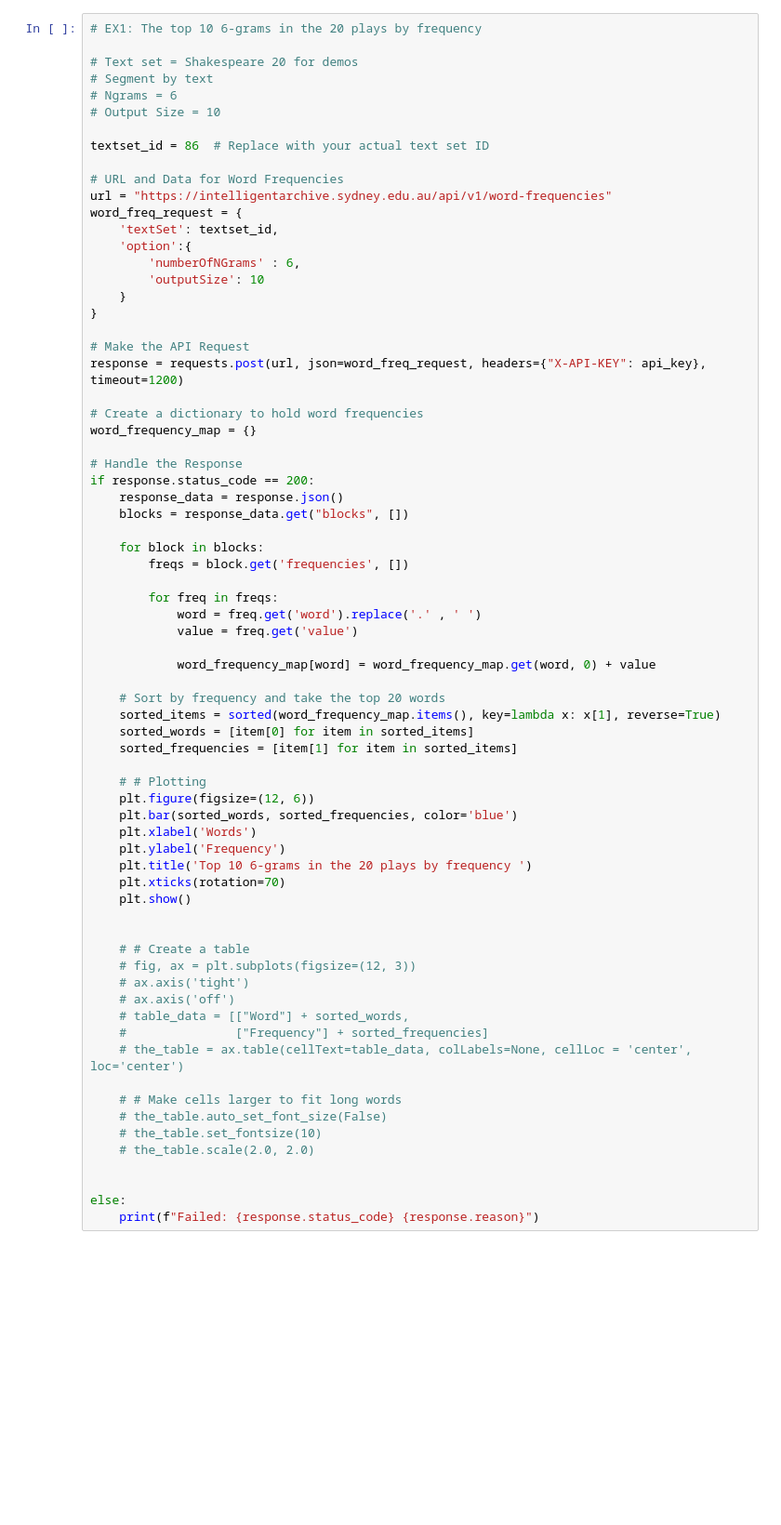
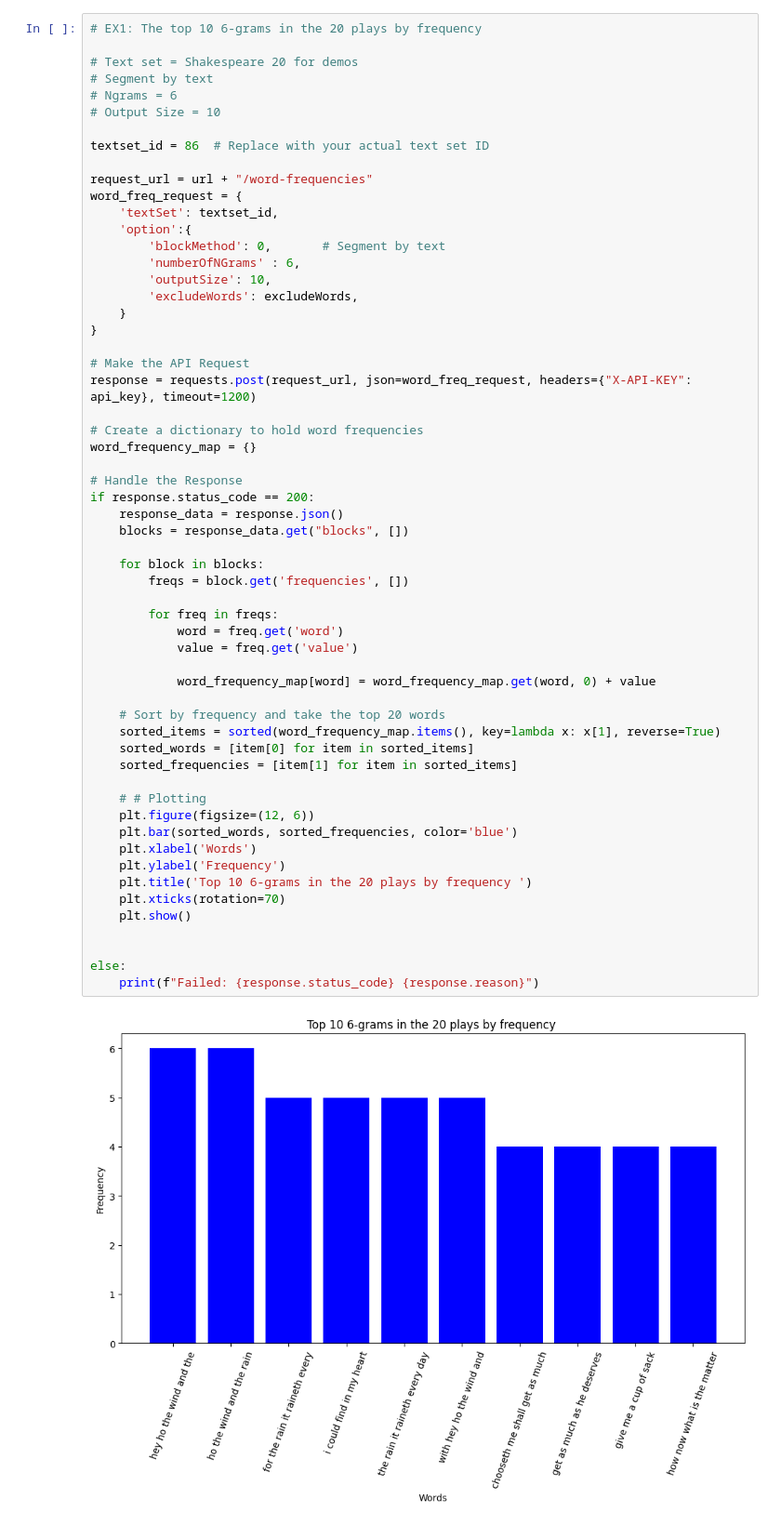
Before and after one commit to MufengNiu/BinderTest, a Jupyter notebook: API.ipynb, the cells around one changed output. Shown: that part at 93% size. Drawn from its saved outputs; the diff is of its cells as text; blank space fills up the shorter version.

```diff
--- a/API.ipynb
+++ b/API.ipynb
@@ -90,18 +102,19 @@ else:
 
 textset_id = 86  # Replace with your actual text set ID
 
-# URL and Data for Word Frequencies
-url = "https://intelligentarchive.sydney.edu.au/api/v1/word-frequencies"
+request_url = url + "/word-frequencies"
 word_freq_request = {
     'textSet': textset_id,
     'option':{
+        'blockMethod': 0,       # Segment by text
         'numberOfNGrams' : 6,
-        'outputSize': 10
+        'outputSize': 10,
+        'excludeWords': excludeWords,
     }
 }
 
 # Make the API Request
-response = requests.post(url, json=word_freq_request, headers={"X-API-KEY": api_key}, timeout=1200)
+response = requests.post(request_url, json=word_freq_request, headers={"X-API-KEY": api_key}, timeout=1200)
 
 # Create a dictionary to hold word frequencies
 word_frequency_map = {}
@@ -109,48 +122,36 @@ word_frequency_map = {}
 # Handle the Response
 if response.status_code == 200:
     response_data = response.json()
     blocks = response_data.get("blocks", [])
 
     for block in blocks:
         freqs = block.get('frequencies', [])
 
         for freq in freqs:
-            word = freq.get('word').replace('.' , ' ')
+            word = freq.get('word')
             value = freq.get('value')
 
             word_frequency_map[word] = word_frequency_map.get(word, 0) + value
 
     # Sort by frequency and take the top 20 words
     sorted_items = sorted(word_frequency_map.items(), key=lambda x: x[1], reverse=True)
     sorted_words = [item[0] for item in sorted_items]
     sorted_frequencies = [item[1] for item in sorted_items]
 
     # # Plotting
     plt.figure(figsize=(12, 6))
     plt.bar(sorted_words, sorted_frequencies, color='blue')
     plt.xlabel('Words')
     plt.ylabel('Frequency')
     plt.title('Top 10 6-grams in the 20 plays by frequency ')
     plt.xticks(rotation=70)
     plt.show()
 
 
-    # # Create a table
-    # fig, ax = plt.subplots(figsize=(12, 3))
-    # ax.axis('tight')
-    # ax.axis('off')
-    # table_data = [["Word"] + sorted_words,
-    #               ["Frequency"] + sorted_frequencies]
-    # the_table = ax.table(cellText=table_data, colLabels=None, cellLoc = 'center', loc='center')
-
-    # # Make cells larger to fit long words
-    # the_table.auto_set_font_size(False)
-    # the_table.set_fontsize(10)
-    # the_table.scale(2.0, 2.0)
-
-
 else:
     print(f"Failed: {response.status_code} {response.reason}")
+# %% [output]
+[figure, added]
 # %%
 # EX2: The size of character parts from largest to smallest in these 20 plays
 
```
Also changed, not shown: parts of 6 cells of this notebook.
